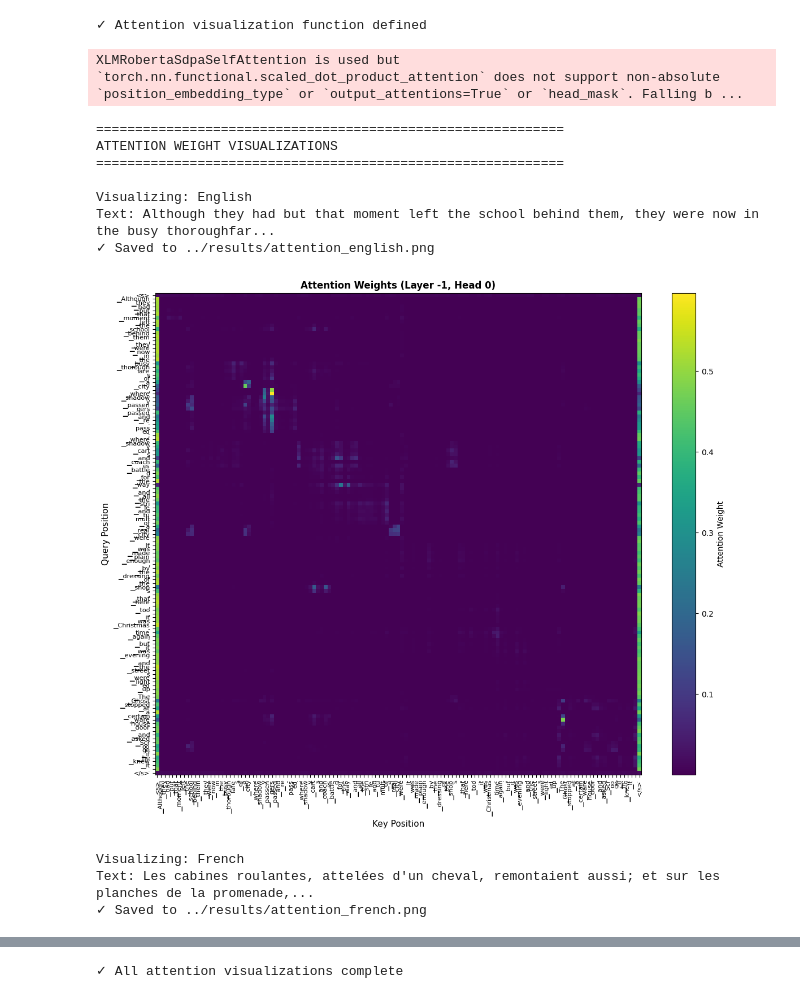
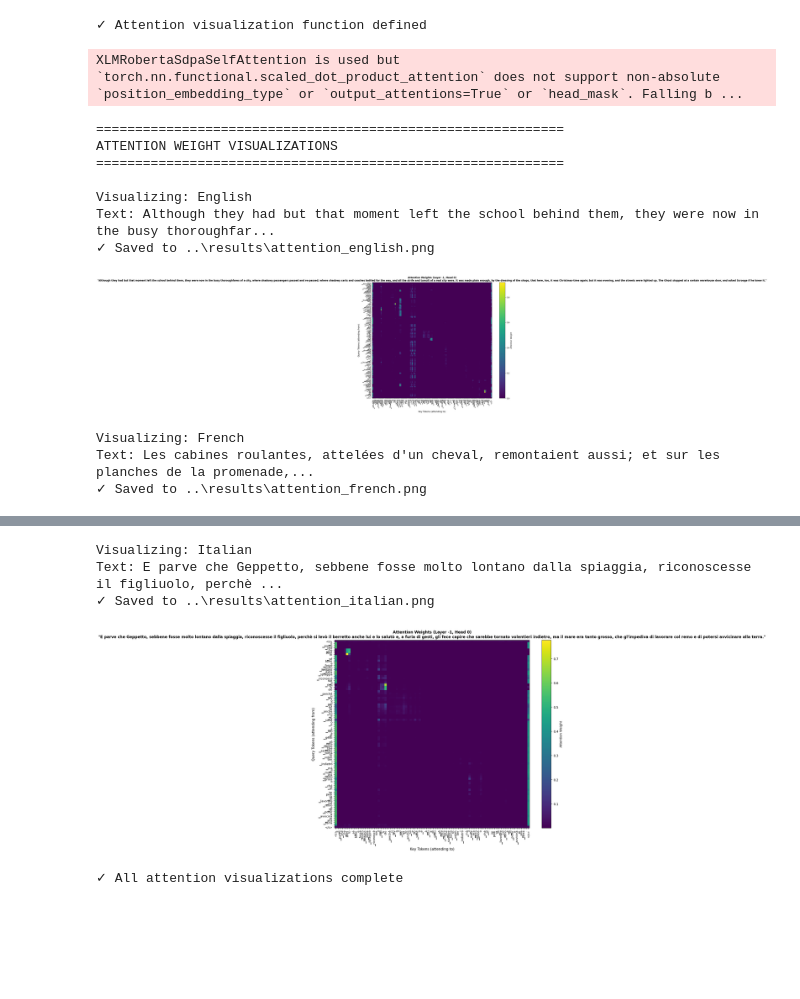
Before and after one commit to wpn-fri/CAS_Mod4_NER, a Jupyter notebook: notebooks/03_multilingual_evaluation.ipynb, the cells around one changed output, grey strips where cells are left out. Cells and saved outputs as stored; diff of their text form; code cells hidden in the pictures; blank space fills up the shorter version.

```diff
--- a/notebooks/03_multilingual_evaluation.ipynb
+++ b/notebooks/03_multilingual_evaluation.ipynb
@@ -262,0 +259,14 @@ PER ORG LOC GPE FAC VEH
+# %%
+# Italian test passage - replace with your own text
+italian_text = "E parve che Geppetto, sebbene fosse molto lontano dalla spiaggia, riconoscesse il figliuolo, perchè si levò il berretto anche lui e lo salutò e, a furia di gesti, gli fece capire che sarebbe tornato volentieri indietro, ma il mare era tanto grosso, che gl'impediva di lavorare col remo e di potersi avvicinare alla terra."
+
+# Get predictions
+italian_predictions = ner_pipeline(italian_text)
+
+print("Detected entities:")
+for entity in italian_predictions:
+    print(f"  - {entity['word']:25s} → {entity['entity_group']:6s} (confidence: {entity['score']:.3f})")
+
+# Display with color-coded tags
+print("\nItalian NER Results:")
+display_ner_results(italian_text, italian_predictions, show_confidence=True)
@@ -330,37 +353,38 @@ print("✓ Attention visualization function defined")
 example_sentences = [
     ("English", test_sentence),
     ("French", french_text),
+    ("Italian", italian_text)
 ]
 
 print("\n" + "="*60)
 print("ATTENTION WEIGHT VISUALIZATIONS")
 print("="*60)
 
 for lang, text in example_sentences:
     print(f"\nVisualizing: {lang}")
     print(f"Text: {text[:100]}...")  # Show first 100 chars
 
     fig = visualize_attention(text, model, tokenizer, layer=-1, head=0)
 
     # Save figure
     filename = f"attention_{lang.lower()}.png"
     fig.savefig(RESULTS_PATH / filename, dpi=300, bbox_inches='tight')
     print(f"✓ Saved to {RESULTS_PATH / filename}")
 
     plt.show()
     plt.close()
 
 print("\n✓ All attention visualizations complete")
 # %% [output]
 XLMRobertaSdpaSelfAttention is used but `torch.nn.functional.scaled_dot_product_attention` does not support non-absolute `position_embedding_type` or `output_attentions=True` or `head_mask`. Falling b ...
 ============================================================
 ATTENTION WEIGHT VISUALIZATIONS
 ============================================================
 
 Visualizing: English
 Text: Although they had but that moment left the school behind them, they were now in the busy thoroughfar...
-✓ Saved to ../results/attention_english.png
+✓ Saved to ..\results\attention_english.png
-[figure, old version]
+[figure, new version]
 Visualizing: French
 Text: Les cabines roulantes, attelées d'un cheval, remontaient aussi; et sur les planches de la promenade,...
-✓ Saved to ../results/attention_french.png
+✓ Saved to ..\results\attention_french.png
@@ -368,4 +392,8 @@ Text: Les cabines roulantes, attelées d'un cheval, remontaient aussi; et sur le
-✓ All attention visualizations complete
+Visualizing: Italian
+Text: E parve che Geppetto, sebbene fosse molto lontano dalla spiaggia, riconoscesse il figliuolo, perchè ...
+✓ Saved to ..\results\attention_italian.png
+[figure, added]
+✓ All attention visualizations complete
 # %%
 def visualize_attention(text, model, tokenizer, layer=-1, head=0):
       """
```
Also changed, not shown: parts of 11 cells of this notebook, 10 other files.
